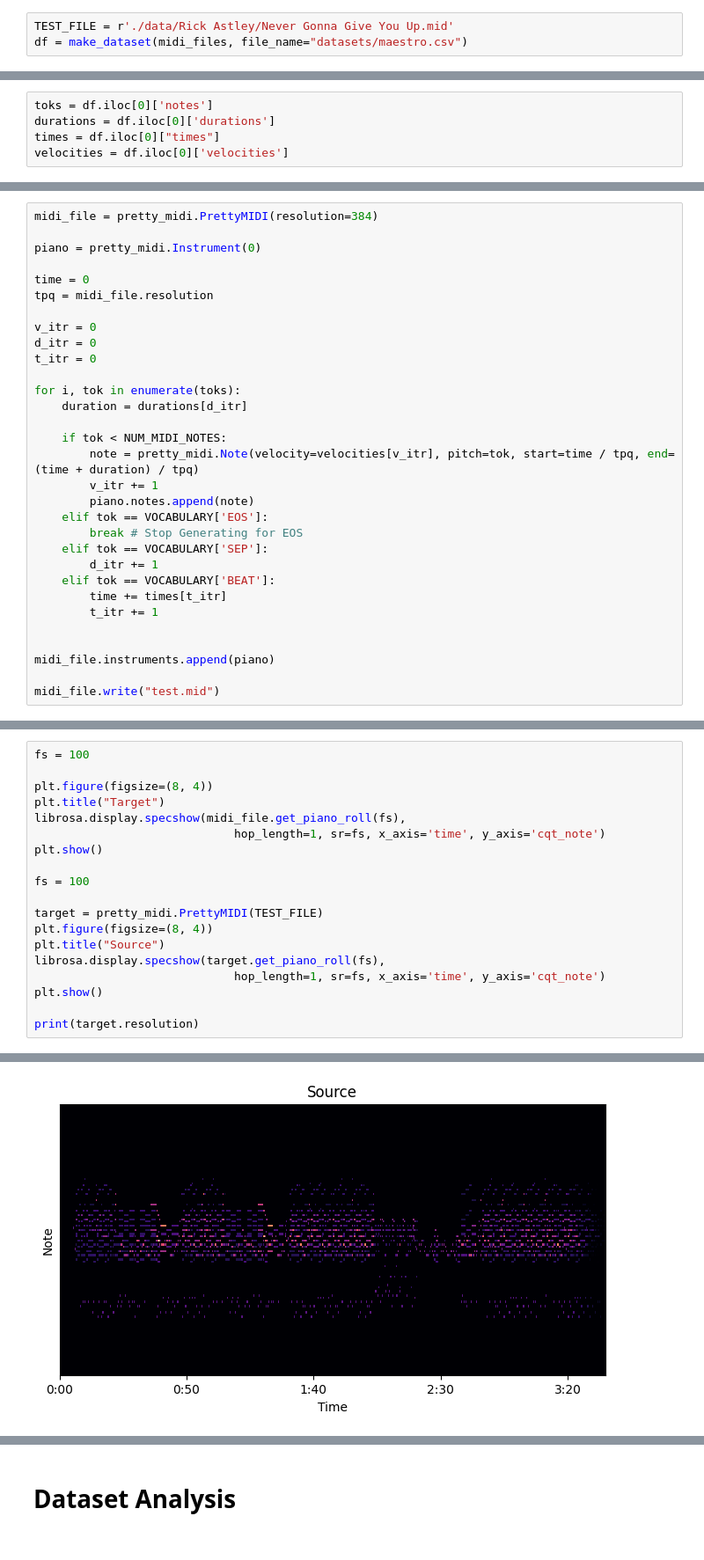
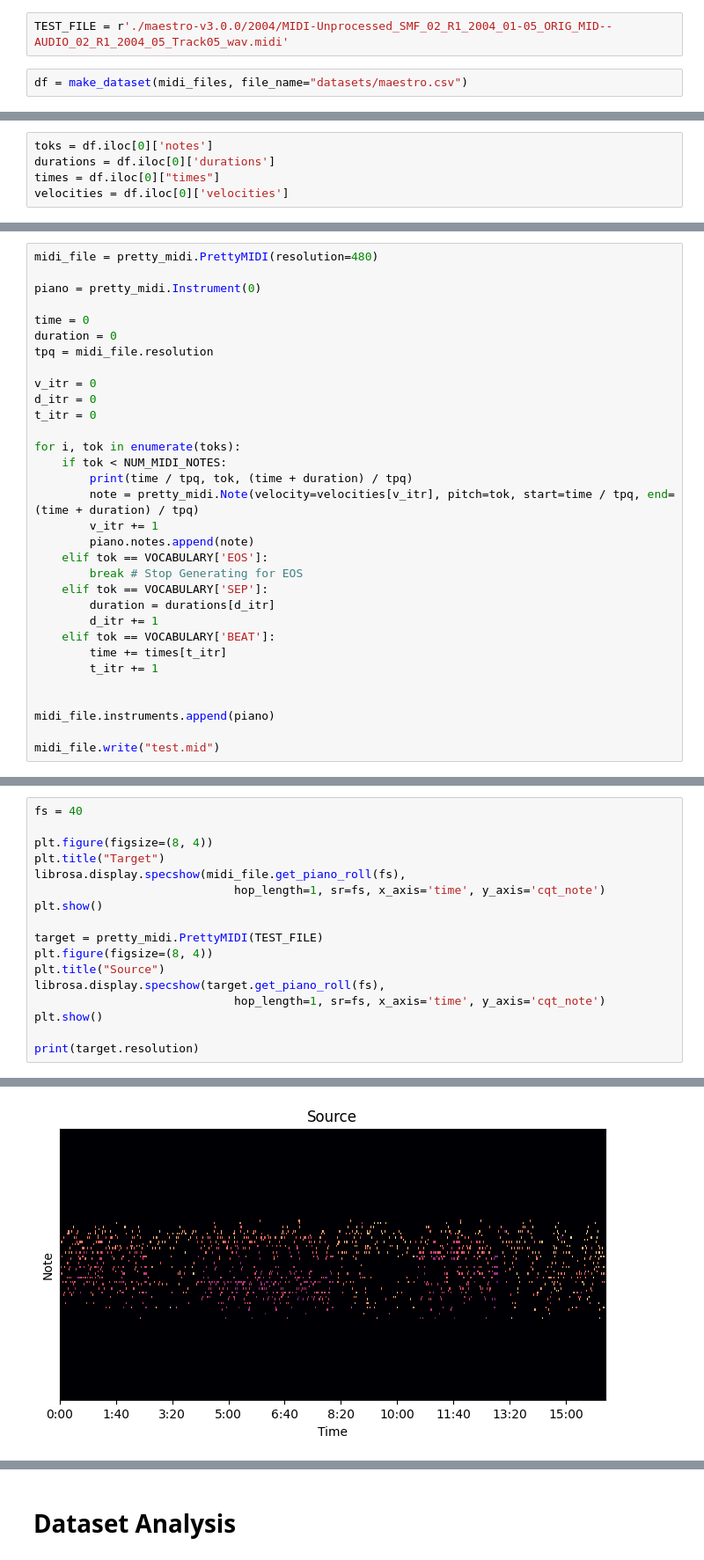
Before and after one commit to TheRealAnonymous008/ML-Playground, a Jupyter notebook: Composer/demo.ipynb, the cells around one changed output, grey strips where cells are left out. Shown at 88% size. Cells and saved outputs as stored; diff of their text form.

```diff
--- a/Composer/demo.ipynb
+++ b/Composer/demo.ipynb
@@ -17,8 +20,9 @@ for path, subdirs, files in os.walk(r'./maestro-v3.0.0/'):
     for name in files:
         if (name.endswith('.midi') or name.endswith('.mid')):
             midi_files.append(os.path.join(path, name))
+# %%
+TEST_FILE = r'./maestro-v3.0.0/2004/MIDI-Unprocessed_SMF_02_R1_2004_01-05_ORIG_MID--AUDIO_02_R1_2004_05_Track05_wav.midi'
 # %%
-TEST_FILE = r'./data/Rick Astley/Never Gonna Give You Up.mid'
 df = make_dataset(midi_files, file_name="datasets/maestro.csv")
 # %%
 import pretty_midi
@@ -33,9 +45,10 @@ velocities = df.iloc[0]['velocities']
 # %%
-midi_file = pretty_midi.PrettyMIDI(resolution=384)
+midi_file = pretty_midi.PrettyMIDI(resolution=480)
 
 piano = pretty_midi.Instrument(0)
 
 time = 0
+duration = 0
 tpq = midi_file.resolution
 
 v_itr = 0
@@ -43,15 +56,15 @@ d_itr = 0
 t_itr = 0
 
 for i, tok in enumerate(toks):
-    duration = durations[d_itr]
-
     if tok < NUM_MIDI_NOTES:
+        print(time / tpq, tok, (time + duration) / tpq)
         note = pretty_midi.Note(velocity=velocities[v_itr], pitch=tok, start=time / tpq, end=(time + duration) / tpq)
         v_itr += 1
         piano.notes.append(note)
     elif tok == VOCABULARY['EOS']:
         break # Stop Generating for EOS
     elif tok == VOCABULARY['SEP']:
+        duration = durations[d_itr]
         d_itr += 1
     elif tok == VOCABULARY['BEAT']:
         time += times[t_itr]
@@ -64,13 +95,11 @@ midi_file.write("test.mid")
 # %%
-fs = 100
+fs = 40
 
 plt.figure(figsize=(8, 4))
 plt.title("Target")
 librosa.display.specshow(midi_file.get_piano_roll(fs),
                              hop_length=1, sr=fs, x_axis='time', y_axis='cqt_note')
 plt.show()
-
-fs = 100
 
 target = pretty_midi.PrettyMIDI(TEST_FILE)
 plt.figure(figsize=(8, 4))
@@ -85 +114 @@ print(target.resolution)
-[figure, old version]
+[figure, new version]
```
Also changed, not shown: parts of 4 cells of this notebook, 1 other file.
